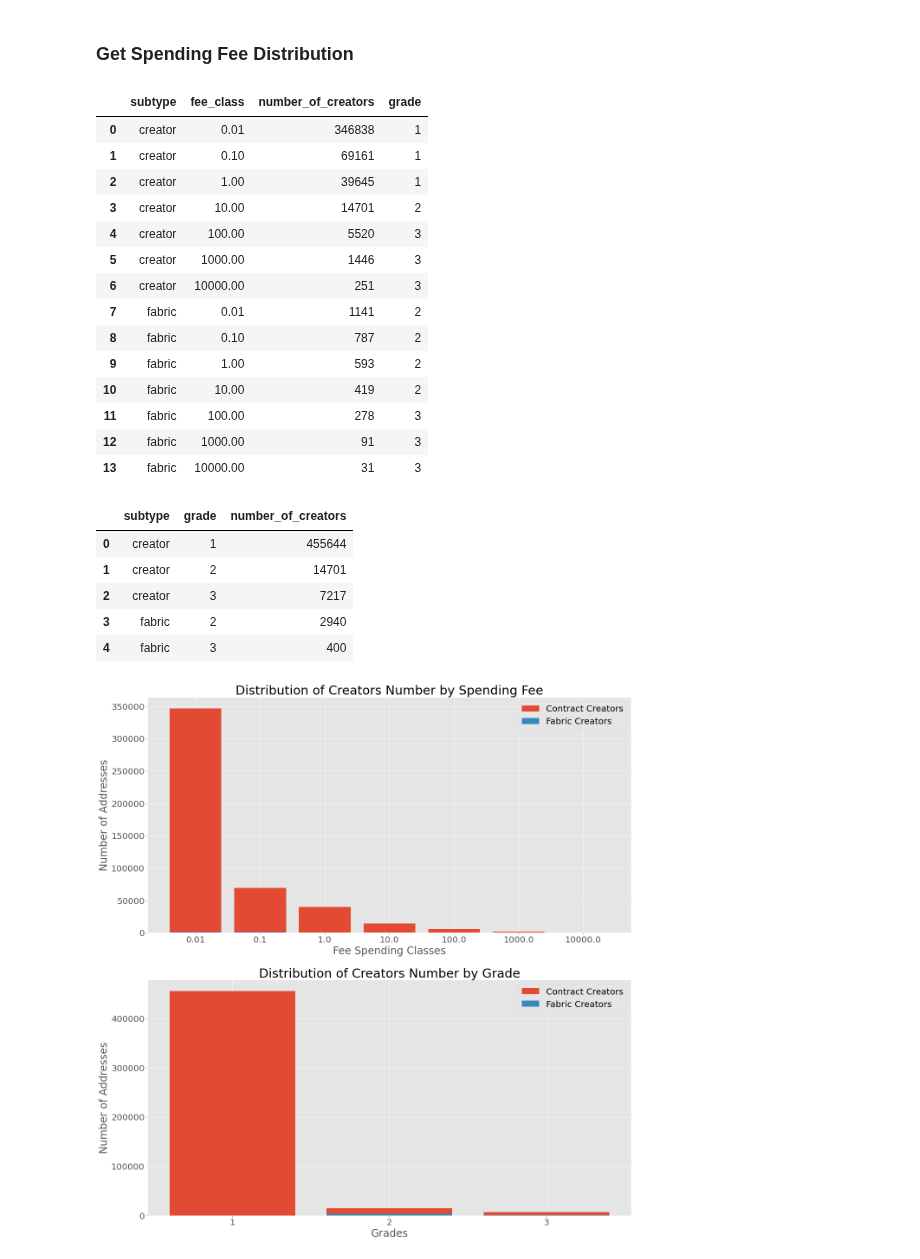
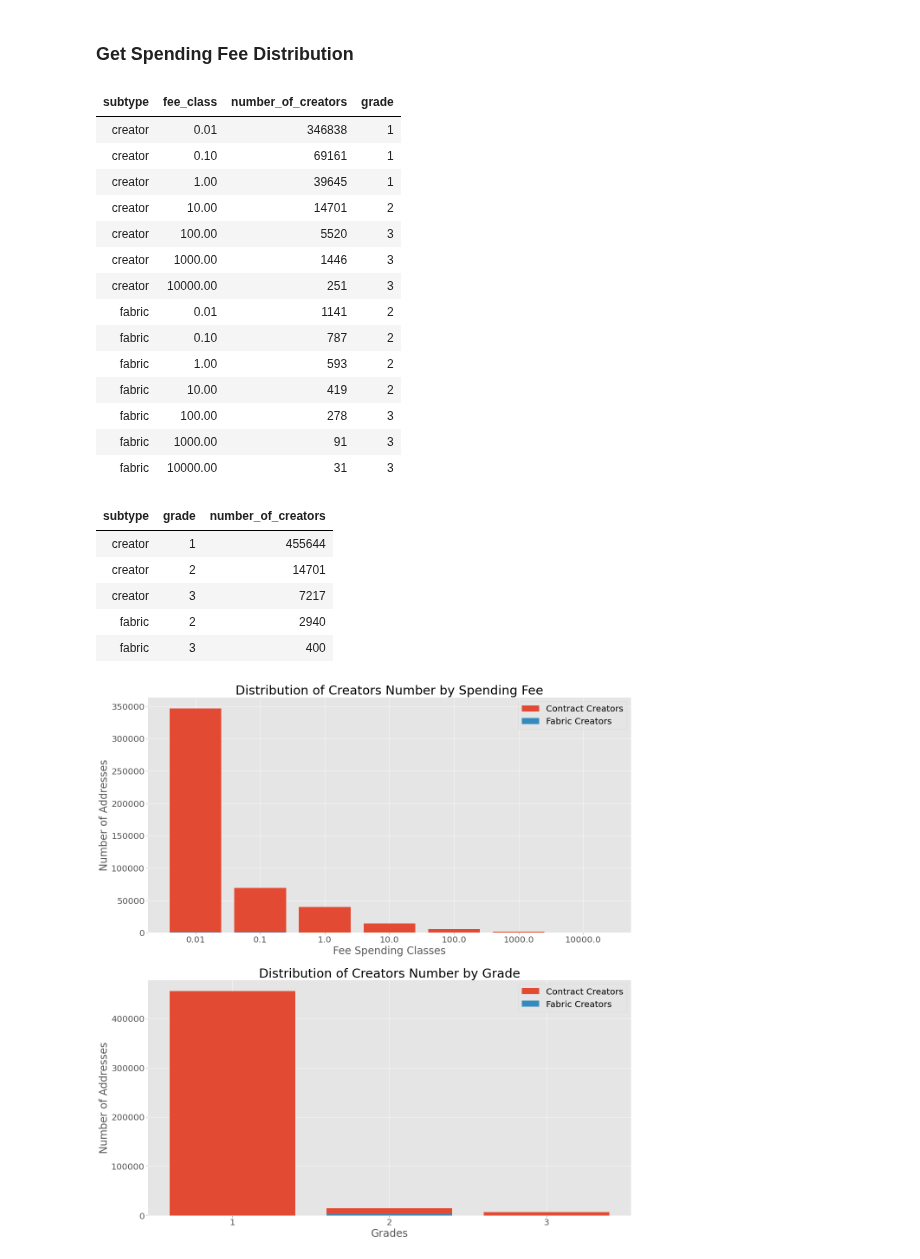
Before and after one commit to Snedashkovsky/cybergift, a Jupyter notebook: gas_analysis.ipynb, the cells around one changed output. Cells and saved outputs as stored; diff of their text form; code cells hidden in the pictures.

```diff
--- a/gas_analysis.ipynb
+++ b/gas_analysis.ipynb
@@ -130,51 +130,51 @@ if CREATE_TABLES:
 # %%
 query_3 = f'''
     SELECT
         subtype,
         CASE
             WHEN sum_fee <= 0.01 THEN 0.01
             WHEN sum_fee <= 0.1 THEN 0.1
             WHEN sum_fee <= 1 THEN 1
             WHEN sum_fee <= 10 THEN 10
             WHEN sum_fee <= 100 THEN 100
             WHEN sum_fee <= 1000 THEN 1000
             WHEN sum_fee > 1000 THEN 10000
         END
         AS fee_class,
         count(address) as number_of_creators,
         cast(avg(grade) as INT64) as grade
     FROM `{PROJECT_ID}.{GAS_ANALYSIS_DATASET_NAME}.{GAS_ANALYSIS_DISTRIBUTION_TABLE_NAME}`
     GROUP BY subtype, fee_class
     ORDER BY subtype, fee_class;
 '''
 spending_fee_distr_df = get_df(query_3)
-spending_fee_distr_df
+display(HTML(spending_fee_distr_df.to_html(index=False)))
 # %% [output]
-|  | subtype | fee_class | number_of_creators | grade |
-| 0 | creator | 0.01 | 346838 | 1 |
-| 1 | creator | 0.10 | 69161 | 1 |
-| 2 | creator | 1.00 | 39645 | 1 |
-| 3 | creator | 10.00 | 14701 | 2 |
-| 4 | creator | 100.00 | 5520 | 3 |
-| 5 | creator | 1000.00 | 1446 | 3 |
-| 6 | creator | 10000.00 | 251 | 3 |
-| 7 | fabric | 0.01 | 1141 | 2 |
-| 8 | fabric | 0.10 | 787 | 2 |
-| 9 | fabric | 1.00 | 593 | 2 |
-| 10 | fabric | 10.00 | 419 | 2 |
-| 11 | fabric | 100.00 | 278 | 3 |
-| 12 | fabric | 1000.00 | 91 | 3 |
-| 13 | fabric | 10000.00 | 31 | 3 |
+| subtype | fee_class | number_of_creators | grade |
+| creator | 0.01 | 346838 | 1 |
+| creator | 0.10 | 69161 | 1 |
+| creator | 1.00 | 39645 | 1 |
+| creator | 10.00 | 14701 | 2 |
+| creator | 100.00 | 5520 | 3 |
+| creator | 1000.00 | 1446 | 3 |
+| creator | 10000.00 | 251 | 3 |
+| fabric | 0.01 | 1141 | 2 |
+| fabric | 0.10 | 787 | 2 |
+| fabric | 1.00 | 593 | 2 |
+| fabric | 10.00 | 419 | 2 |
+| fabric | 100.00 | 278 | 3 |
+| fabric | 1000.00 | 91 | 3 |
+| fabric | 10000.00 | 31 | 3 |
 # %%
 spending_fee_distr_by_grade_df = spending_fee_distr_df.groupby(['subtype', 'grade'])['number_of_creators'].agg(sum).reset_index()
-spending_fee_distr_by_grade_df
+display(HTML(spending_fee_distr_by_grade_df.to_html(index=False)))
 # %% [output]
-|  | subtype | grade | number_of_creators |
-| 0 | creator | 1 | 455644 |
-| 1 | creator | 2 | 14701 |
-| 2 | creator | 3 | 7217 |
-| 3 | fabric | 2 | 2940 |
-| 4 | fabric | 3 | 400 |
+| subtype | grade | number_of_creators |
+| creator | 1 | 455644 |
+| creator | 2 | 14701 |
+| creator | 3 | 7217 |
+| fabric | 2 | 2940 |
+| fabric | 3 | 400 |
 # %%
 mpl.rcParams['figure.figsize'] = (20.0, 22.0)
 plt.style.use('ggplot')
```
Also changed, not shown: parts of 2 cells of this notebook.
